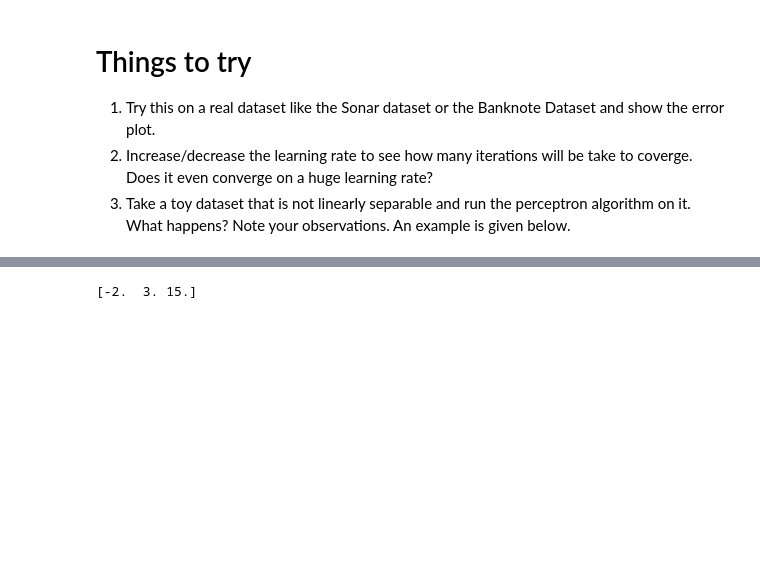
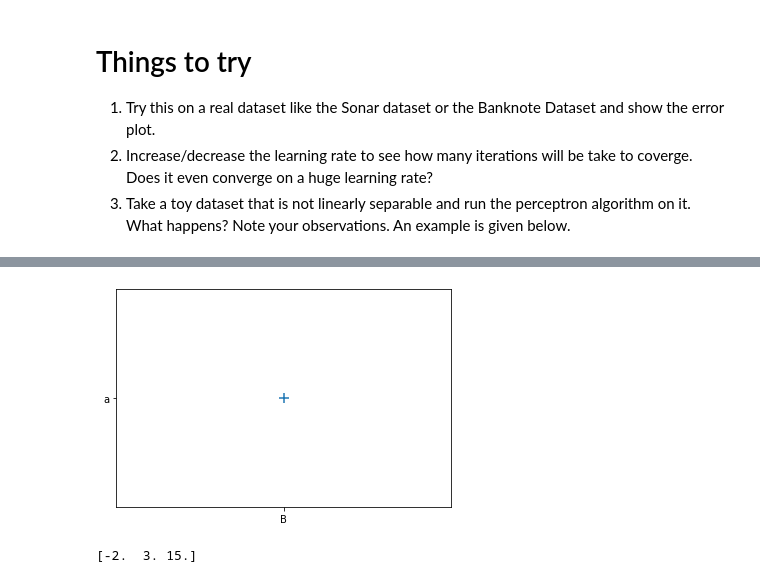
Before and after one commit to Eshan-Sharma/fmml2021, a Jupyter notebook: Lab_Work/Module4_Lab1_FMML20210190.ipynb, the cells around one changed output, grey strips where cells are left out. Saved outputs shown, nothing was run; the diff lists cells and outputs as text; code cells hidden in the pictures; blank space fills up the shorter version.

```diff
--- a/Lab_Work/Module4_Lab1_FMML20210190.ipynb
+++ b/Lab_Work/Module4_Lab1_FMML20210190.ipynb
@@ -135,3 +135,10 @@ As you can see, our algorithm has correctly classified all the samples. The deci
 1.   Try this on a real dataset like the Sonar dataset or the Banknote Dataset and show the error plot.
 2.   Increase/decrease the learning rate to see how many iterations will be take to coverge. Does it even converge on a huge learning rate?
 4. Take a toy dataset that is not linearly separable and run the perceptron algorithm on it. What happens? Note your observations. An example is given below.
+# %%
+#Upload BankNote dataset
+#Check iterations
+#Increase
+#Decrease
+from google.colab import files
+UploadedFiles = files.upload()
@@ -138,3 +148,16 @@ As you can see, our algorithm has correctly classified all the samples. The deci
+# %%
+for d, sample in enumerate(UploadedFiles):
+    # Plot the negative samples
+    if d < 0:
+        plt.scatter(sample[0], sample[1], s=120, marker='_', linewidths=2)
+    # Plot the positive samples
+    else:
+        plt.scatter(sample[0], sample[1], s=120, marker='+', linewidths=2)
+
+# Print a possible hyperplane, that is seperating the two classes.
+# plt.plot([-2, 6], [6, 0.5])
+# %% [output]
+[figure, added]
 # %%
 X = np.array([
     [-2, 4, -1],
```
Also changed, not shown: parts of 1 cell of this notebook.
